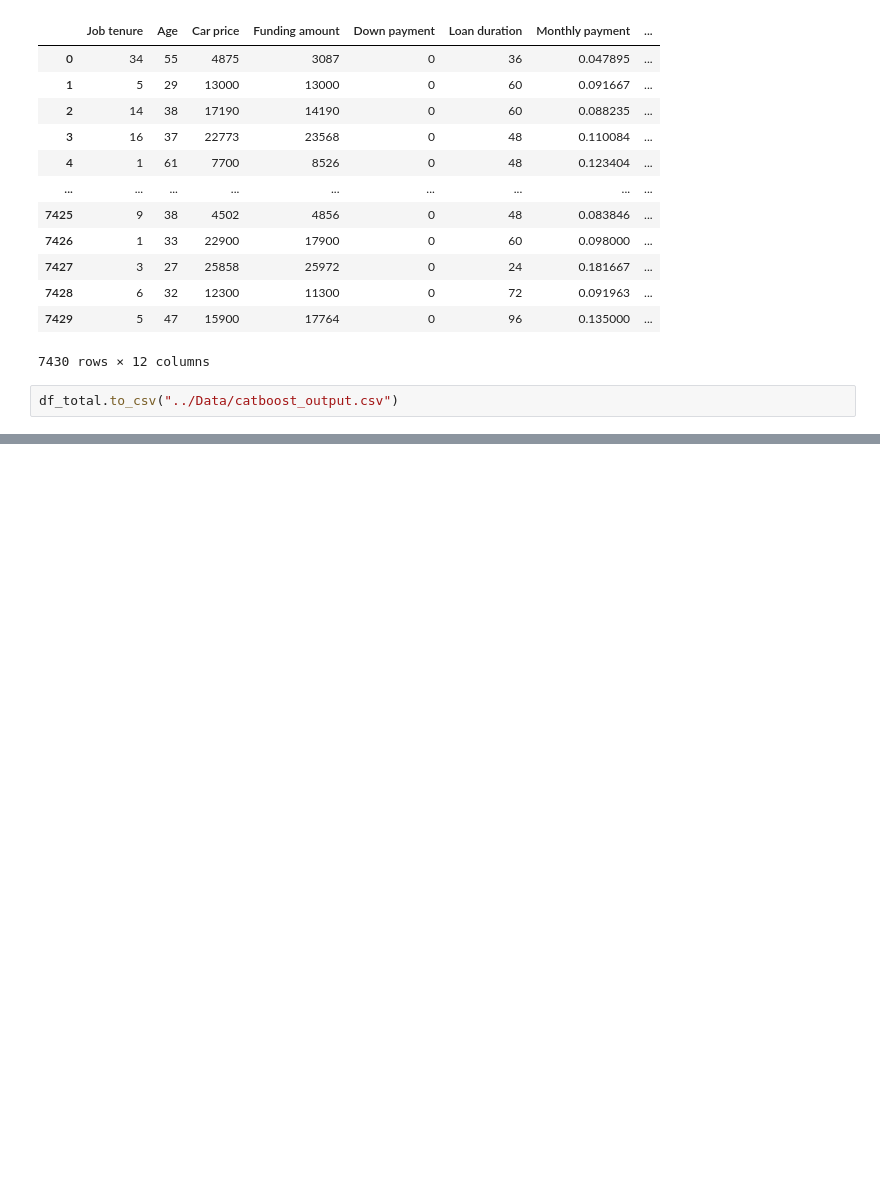
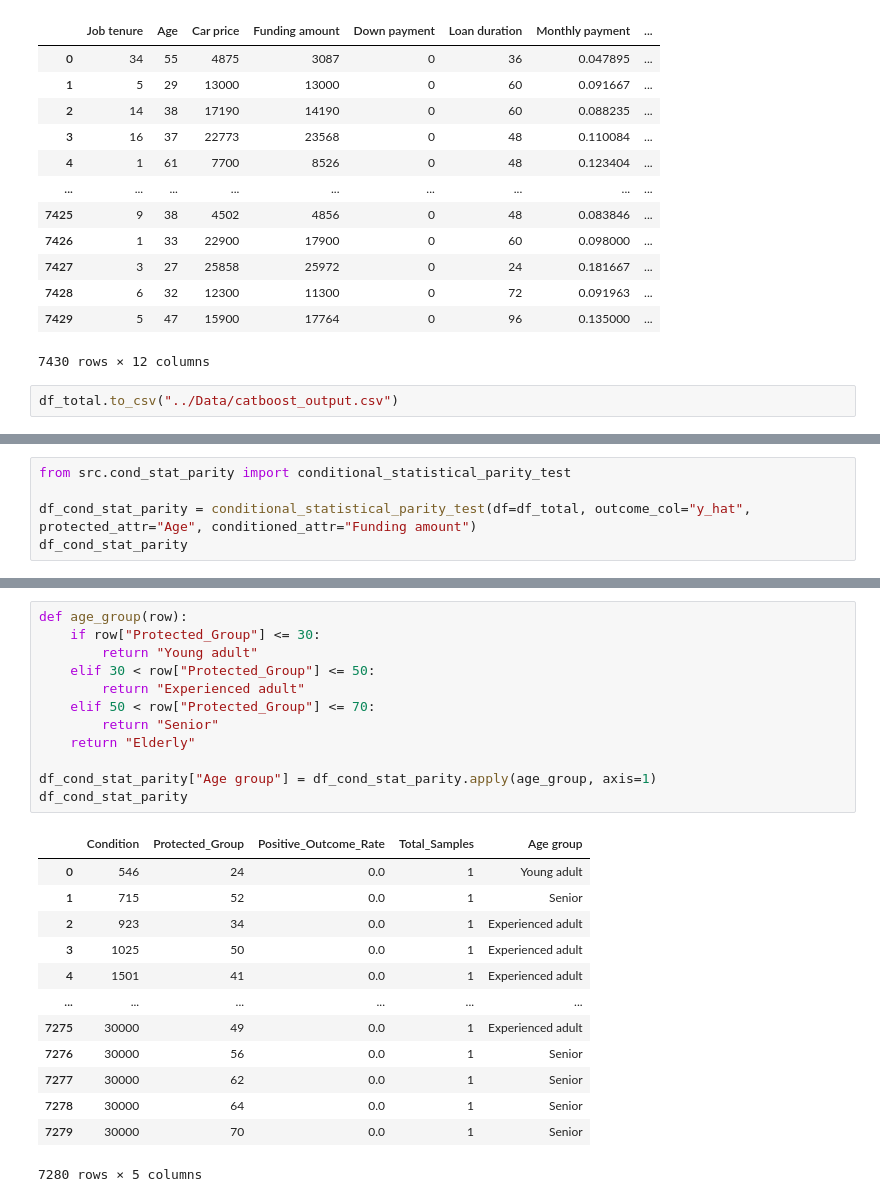
Before and after one commit to julescrevola/interpret_fair, a Jupyter notebook: notebooks/own_model.ipynb, the cells around one changed output, grey strips where cells are left out. Saved outputs shown, nothing was run; the diff lists cells and outputs as text; blank space fills up the shorter version.

```diff
--- a/notebooks/own_model.ipynb
+++ b/notebooks/own_model.ipynb
@@ -165,0 +189,5 @@ Performance Metrics:  0.787
+# %%
+from src.cond_stat_parity import conditional_statistical_parity_test
+
+df_cond_stat_parity = conditional_statistical_parity_test(df=df_total, outcome_col="y_hat", protected_attr="Age", conditioned_attr="Funding amount")
+df_cond_stat_parity
@@ -165,0 +208,26 @@ Performance Metrics:  0.787
+# %%
+def age_group(row):
+    if row["Protected_Group"] <= 30:
+        return "Young adult"
+    elif 30 < row["Protected_Group"] <= 50:
+        return "Experienced adult"
+    elif 50 < row["Protected_Group"] <= 70:
+        return "Senior"
+    return "Elderly"
+
+df_cond_stat_parity["Age group"] = df_cond_stat_parity.apply(age_group, axis=1)
+df_cond_stat_parity
+# %% [output]
+|  | Condition | Protected_Group | Positive_Outcome_Rate | Total_Samples | Age group |
+| 0 | 546 | 24 | 0.0 | 1 | Young adult |
+| 1 | 715 | 52 | 0.0 | 1 | Senior |
+| 2 | 923 | 34 | 0.0 | 1 | Experienced adult |
+| 3 | 1025 | 50 | 0.0 | 1 | Experienced adult |
+| 4 | 1501 | 41 | 0.0 | 1 | Experienced adult |
+| ... | ... | ... | ... | ... | ... |
+| 7275 | 30000 | 49 | 0.0 | 1 | Experienced adult |
+| 7276 | 30000 | 56 | 0.0 | 1 | Senior |
+| 7277 | 30000 | 62 | 0.0 | 1 | Senior |
+| 7278 | 30000 | 64 | 0.0 | 1 | Senior |
+| 7279 | 30000 | 70 | 0.0 | 1 | Senior |
+7280 rows × 5 columns
```
Also changed, not shown: parts of 10 cells of this notebook, 2 other files.
